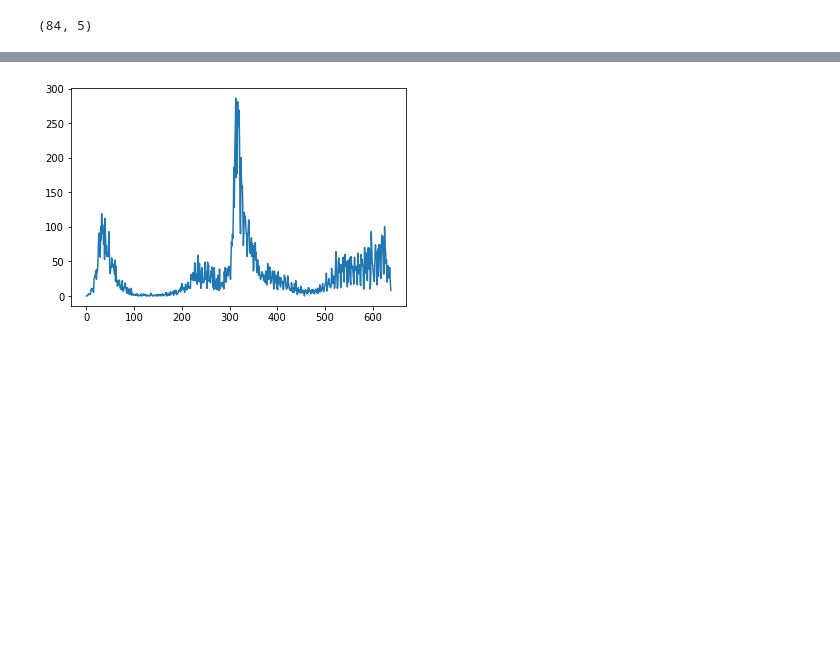
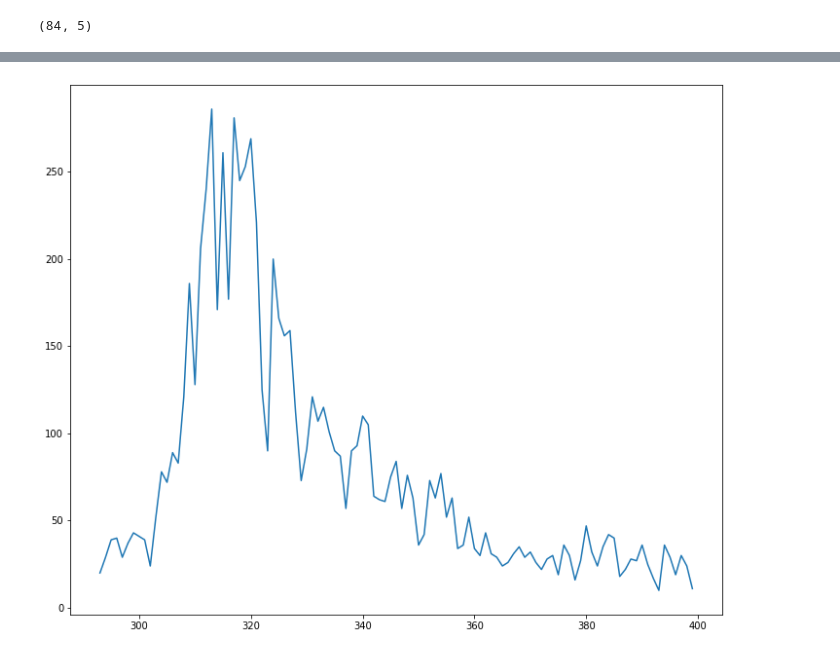
Before and after one commit to Vindhya07/ML_Covid_TimeSeries, a Jupyter notebook: Covid_timeseries.ipynb, the cells around one changed output, grey strips where cells are left out. Saved outputs shown, nothing was run; the diff lists cells and outputs as text; code cells hidden in the pictures; blank space fills up the shorter version.

```diff
--- a/Covid_timeseries.ipynb
+++ b/Covid_timeseries.ipynb
@@ -85,12 +86,12 @@ Name: new_HCC, Length: 639, dtype: float64
 # %%
-i_range = []
-for i in range(639):
-  i_range.append(i)
+# i_range = []
+# for i in range(293,400):
+#   i_range.append(df2.Index[i, 'new_HCC'])
 
-plt.plot(i_range, df2['new_HCC'])
+plt.plot(df2.iloc[293:400,42])
 plt.show()
 # %% [output]
-[figure, old version]
+[figure, new version]
 # %%
 print("")
 # %%
```
Also changed, not shown: parts of 9 cells of this notebook.
